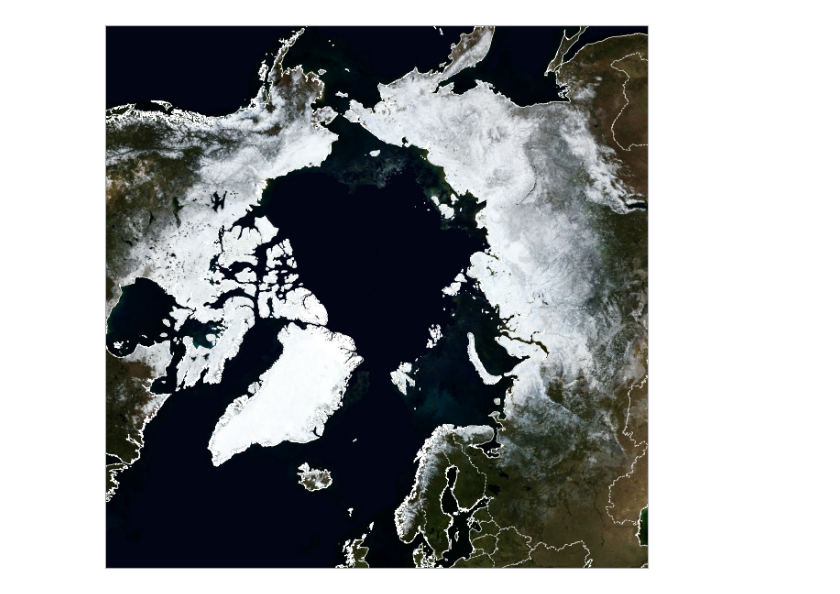
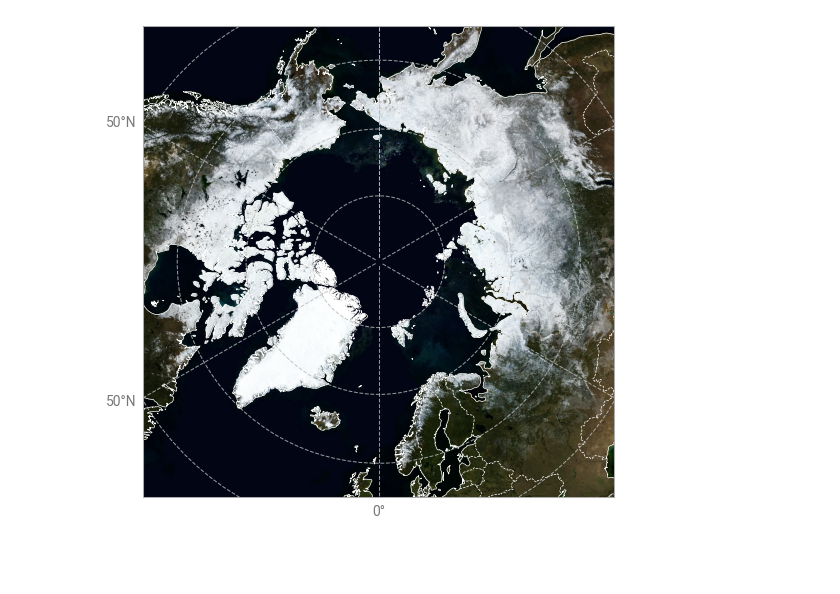
Before and after one commit to ecmwf/earthkit-plots, a Jupyter notebook: docs/examples/gallery/ancillary/blue-marble.ipynb, the cells around one changed output. Saved outputs shown, nothing was run; the diff lists cells and outputs as text; code cells hidden in the pictures; blank space fills up the shorter version.

```diff
--- a/docs/examples/gallery/ancillary/blue-marble.ipynb
+++ b/docs/examples/gallery/ancillary/blue-marble.ipynb
@@ -14,13 +14,14 @@ blue-marble.jpg     100%[===================>]   1.68M   810KB/s    in 2.1s
 # %%
 import earthkit.plots
 
 chart = earthkit.plots.Map(domain="Arctic")
 
 chart.image("blue-marble.jpg", extent=(-180, 180, -90, 90))
 
 chart.coastlines(color="white", linewidth=0.5)
+chart.gridlines()
 chart.borders(color="white")
 
 chart.show()
 # %% [output]
-[figure, old version]
+[figure, new version]
```
Also changed, not shown: parts of 1 cell of this notebook, 15 other files.
